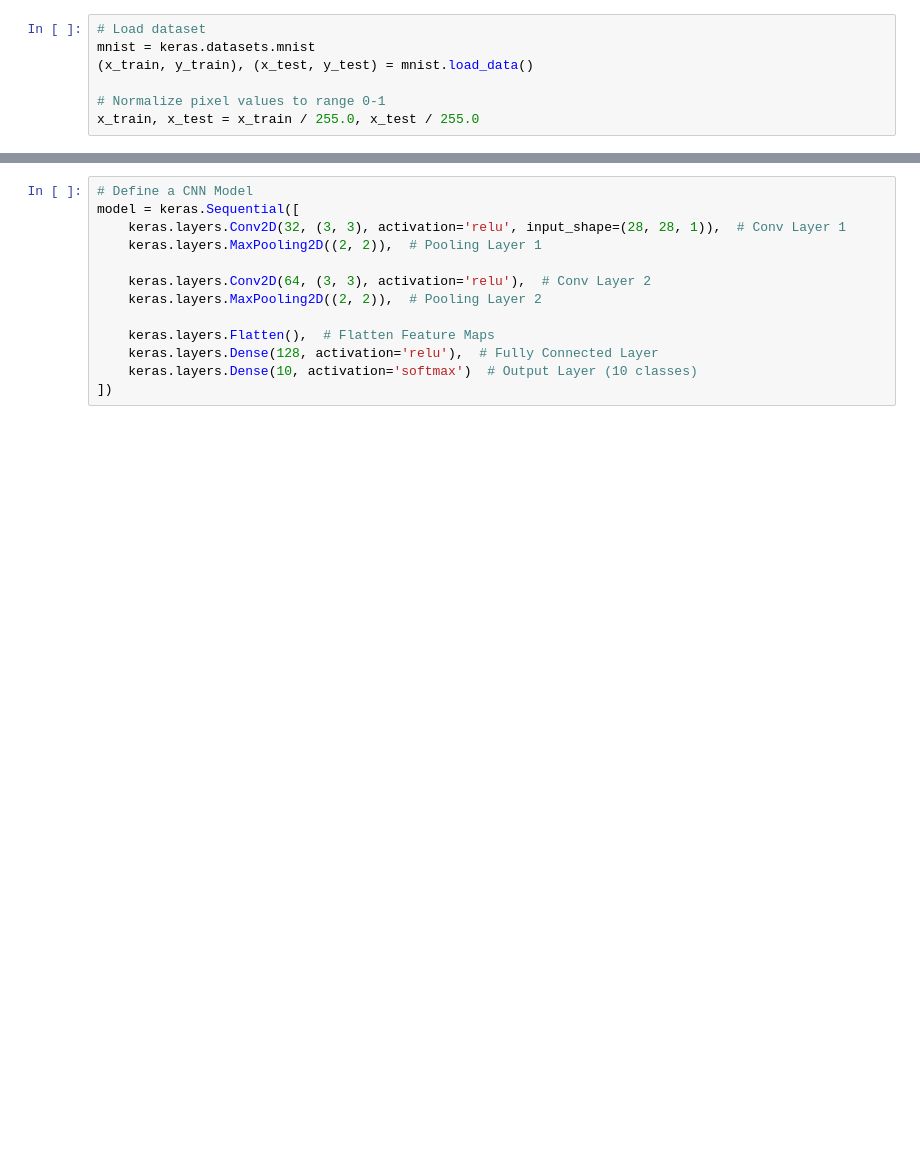
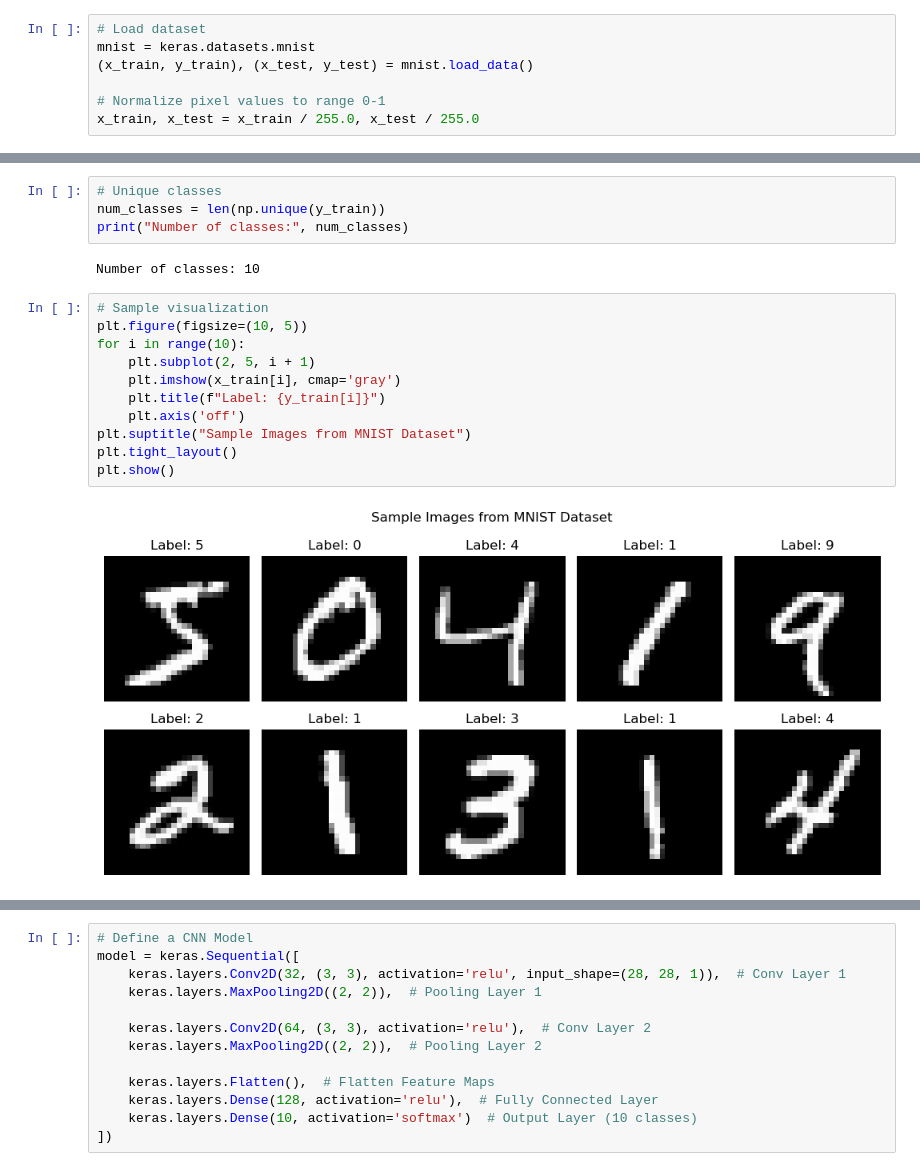
Before and after one commit to Shanchai-bit/AI-Powered-Personalized-Learning-Assistant-for-School-and-College-Students, a Jupyter notebook: notebooks/Handwritten__Digit_Recognition.ipynb, the cells around one changed output, grey strips where cells are left out. Saved outputs shown, nothing was run; the diff lists cells and outputs as text; blank space fills up the shorter version.

```diff
--- a/notebooks/Handwritten__Digit_Recognition.ipynb
+++ b/notebooks/Handwritten__Digit_Recognition.ipynb
@@ -38,0 +23,19 @@ y_train[0]
+# %%
+# Unique classes
+num_classes = len(np.unique(y_train))
+print("Number of classes:", num_classes)
+# %% [output]
+Number of classes: 10
+# %%
+# Sample visualization
+plt.figure(figsize=(10, 5))
+for i in range(10):
+    plt.subplot(2, 5, i + 1)
+    plt.imshow(x_train[i], cmap='gray')
+    plt.title(f"Label: {y_train[i]}")
+    plt.axis('off')
+plt.suptitle("Sample Images from MNIST Dataset")
+plt.tight_layout()
+plt.show()
+# %% [output]
+[figure, added]
```
Also changed, not shown: parts of 10 cells of this notebook, 3 other files.
